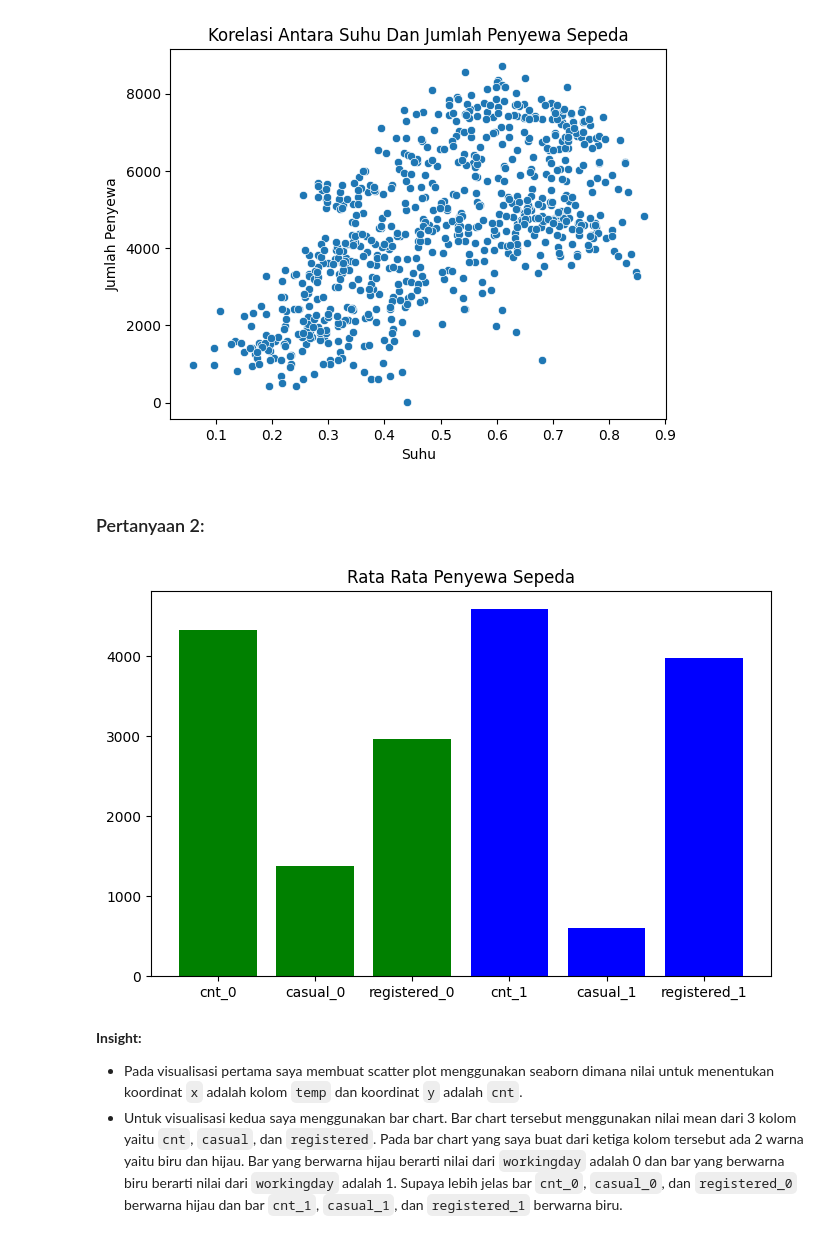
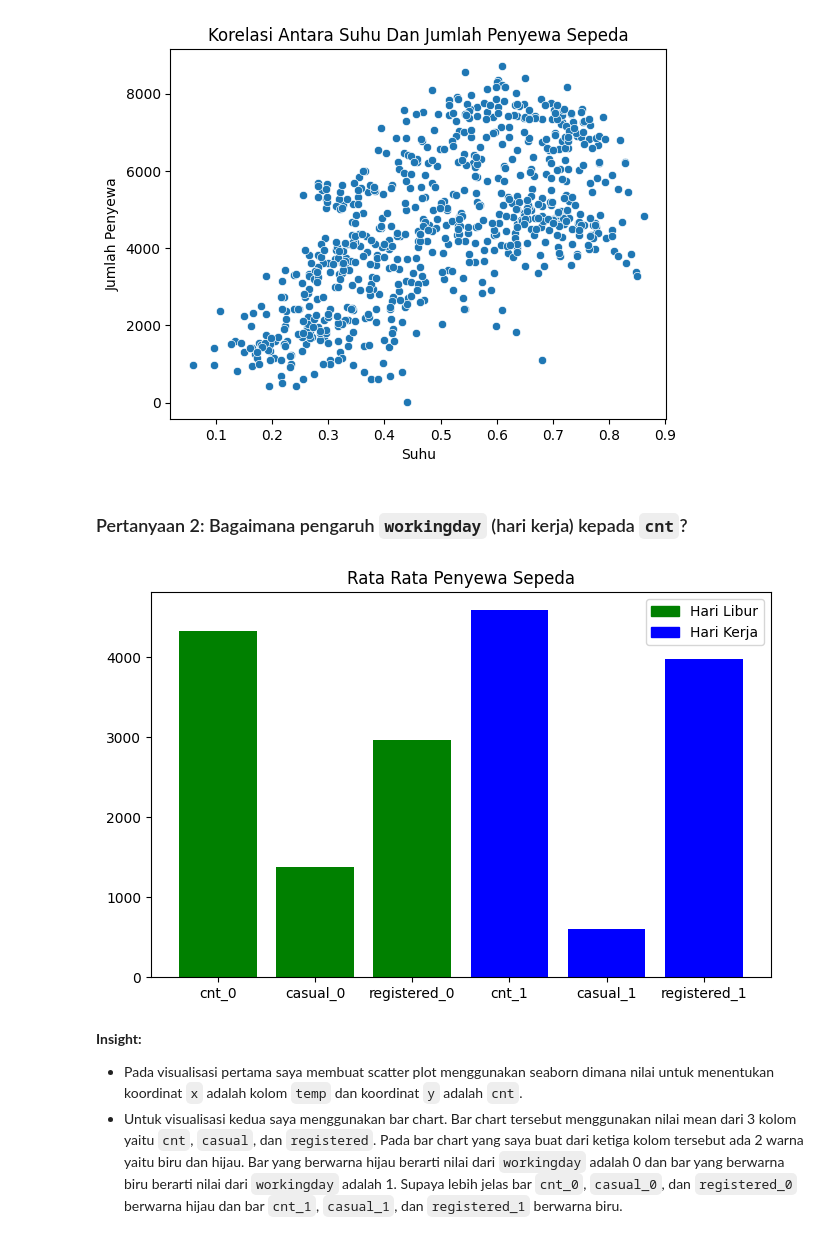
Before and after one commit to ZevHadid/BikeSharing_Analysis, a Jupyter notebook: notebook.ipynb, the cells around one changed output. Drawn from its saved outputs; the diff is of its cells as text; code cells hidden in the pictures.

```diff
--- a/notebook.ipynb
+++ b/notebook.ipynb
@@ -140,26 +206,35 @@ plt.show()
 # %% [output]
 [figure]
 # %% [markdown]
-### Pertanyaan 2:
+### Pertanyaan 2: Bagaimana pengaruh `workingday` (hari kerja) kepada `cnt`?
 # %%
+import matplotlib.pyplot as plt
+import matplotlib.patches as mpatches
+
 result = day_df.groupby("workingday").agg({
     "cnt": "mean",
     "casual": "mean",
     "registered": "mean"
 })
 
 colors = ['green' if idx == 0 else 'blue' for idx in result.index for col in result.columns]
 
 categories = [f"{col}_{idx}" for idx in result.index for col in result.columns]
 values = result.values.flatten()
 
 plt.figure(figsize=(8, 5))
-plt.bar(categories, values, color=colors * len(result.columns))
+bars = plt.bar(categories, values, color=colors * len(result.columns))
+
 plt.title('Rata Rata Penyewa Sepeda')
 
+green_patch = mpatches.Patch(color='green', label='Hari Libur')
+blue_patch = mpatches.Patch(color='blue', label='Hari Kerja')
+
+plt.legend(handles=[green_patch, blue_patch])
+
 plt.show()
 # %% [output]
-[figure, old version]
+[figure, new version]
 # %% [markdown]
 **Insight:**
 - Pada visualisasi pertama saya membuat scatter plot menggunakan seaborn dimana nilai untuk menentukan koordinat `x` adalah kolom `temp` dan koordinat `y` adalah `cnt`.
```
Also changed, not shown: parts of 10 cells of this notebook, 3 other files.
